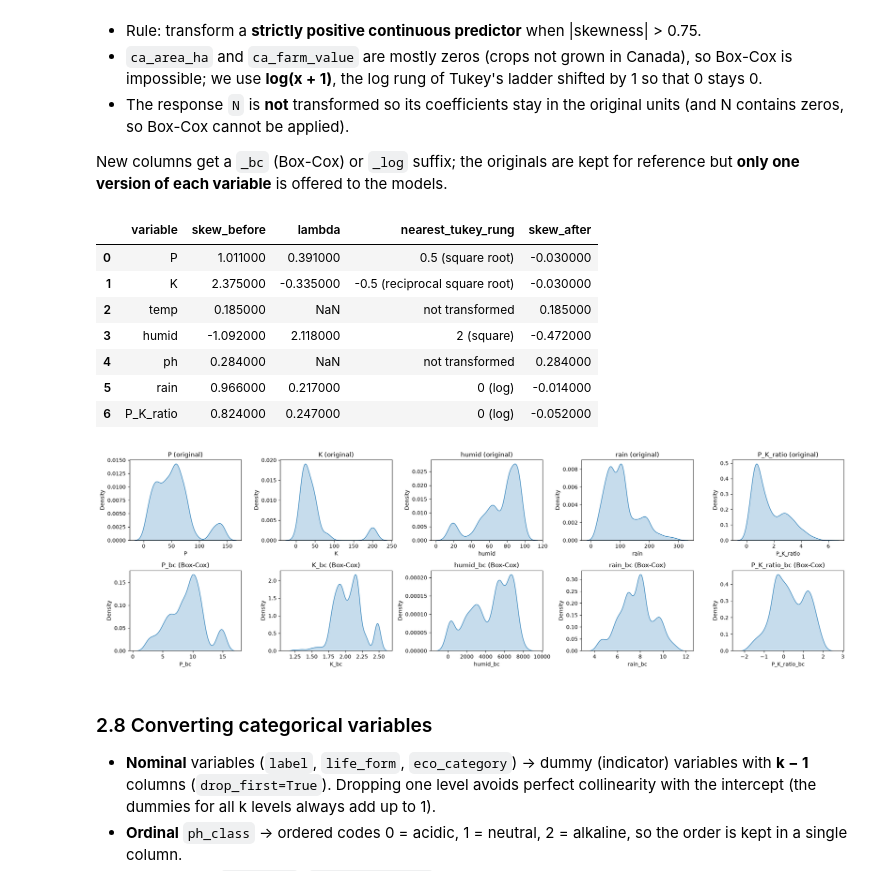
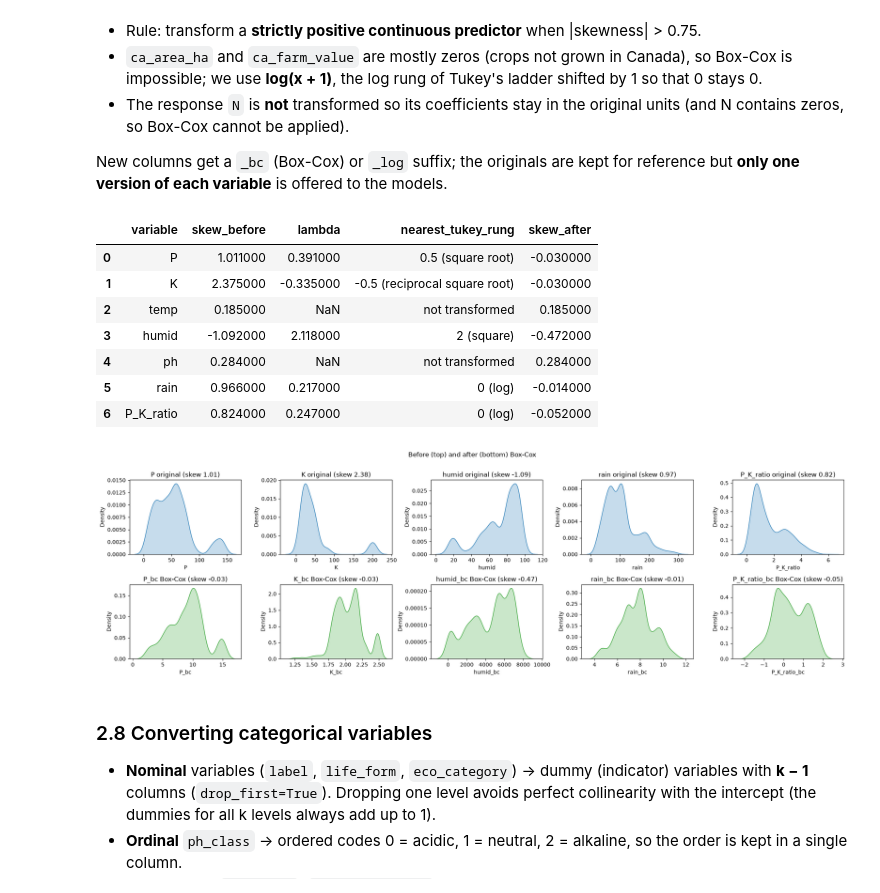
Before and after one commit to UbaidUllah777/Crop_Recommendation_Analysis, a Jupyter notebook: Crop_Recommendation_Workshop_C.ipynb, the cells around one changed output. Saved outputs shown, nothing was run; the diff lists cells and outputs as text; code cells hidden in the pictures.

```diff
--- a/Crop_Recommendation_Workshop_C.ipynb
+++ b/Crop_Recommendation_Workshop_C.ipynb
@@ -506,14 +501,27 @@ row_level = [c for c in row_level if c in df]
 
 display(df[row_level].describe())
 
-df[row_level].hist(figsize=(14, 8), bins=25, layout=(2, 5))
+UNITS = {"N": "N ratio", "P": "P ratio", "K": "K ratio", "temp": "°C", "humid": "% relative humidity",
+         "ph": "pH", "rain": "mm", "P_K_ratio": "P / K"}
+
+fig, axes = plt.subplots(2, 4, figsize=(16, 7))
+for ax, col in zip(axes.flatten(), row_level):
+    ax.hist(df[col], bins=25, edgecolor="white")
+    ax.set_title(f"{col} (skew = {df[col].skew():.2f})")
+    ax.set_xlabel(UNITS.get(col, col)); ax.set_ylabel("Count")
+for ax in axes.flatten()[len(row_level):]:
+    ax.axis("off")
+fig.suptitle("Histograms of the field variables (all 2,200 rows)", y=1.01)
 plt.tight_layout()
 plt.show()
 
-fig, axes = plt.subplots(2, 5, figsize=(16, 6))
+fig, axes = plt.subplots(2, 4, figsize=(16, 6))
 for ax, col in zip(axes.flatten(), row_level):
     sns.boxplot(x=df[col], ax=ax)
-    ax.set_title(col)
+    ax.set_title(col); ax.set_xlabel(UNITS.get(col, col))
+for ax in axes.flatten()[len(row_level):]:
+    ax.axis("off")
+fig.suptitle("Box plots of the field variables (all 2,200 rows)", y=1.01)
 plt.tight_layout()
 plt.show()
 
@@ -553,6 +561,7 @@ We use the two transformations :
 
 New columns get a `_bc` (Box-Cox) or `_log` suffix; the originals are kept for reference but **only one version of each variable** is offered to the models.
 # %%
+
 TUKEY = {2: "square", 1: "none", 0.5: "square root", 0: "log", -0.5: "reciprocal square root",
          -1: "reciprocal", -2: "reciprocal square"}
 
@@ -569,38 +578,40 @@ for c in candidates:
         transform_log.append({"variable": c, "skew_before": skew, "lambda": lam,
                               "nearest_tukey_rung": f"{rung} ({TUKEY[rung]})",
                               "skew_after": pd.Series(transformed).skew()})
         use_version[c] = c + "_bc"
     else:
         transform_log.append({"variable": c, "skew_before": skew, "lambda": np.nan,
                               "nearest_tukey_rung": "not transformed", "skew_after": skew})
         use_version[c] = c
 
 for c in ["ca_area_ha", "ca_farm_value"]:
     df[c + "_log"] = np.log1p(df[c])
     use_version[c] = c + "_log"
 
 display(pd.DataFrame(transform_log).round(3))
 
 bc_cols = [v for v in use_version.values() if v.endswith("_bc")]
 if bc_cols:
     fig, axes = plt.subplots(2, len(bc_cols), figsize=(4 * len(bc_cols), 6), squeeze=False)
     for i, c in enumerate(bc_cols):
-        sns.kdeplot(df[c.replace("_bc", "")], fill=True, ax=axes[0, i])
-        axes[0, i].set_title(f"{c.replace('_bc', '')} (original)")
-        sns.kdeplot(df[c], fill=True, ax=axes[1, i])
-        axes[1, i].set_title(f"{c} (Box-Cox)")
+        orig = c.replace("_bc", "")
+        sns.kdeplot(df[orig], fill=True, ax=axes[0, i])
+        axes[0, i].set_title(f"{orig} original (skew {df[orig].skew():.2f})")
+        sns.kdeplot(df[c], fill=True, ax=axes[1, i], color="tab:green")
+        axes[1, i].set_title(f"{c} Box-Cox (skew {df[c].skew():.2f})")
+    fig.suptitle("Before (top) and after (bottom) Box-Cox", y=1.01)
     plt.tight_layout()
     plt.show()
 # %% [output]
 |  | variable | skew_before | lambda | nearest_tukey_rung | skew_after |
 | 0 | P | 1.011000 | 0.391000 | 0.5 (square root) | -0.030000 |
 | 1 | K | 2.375000 | -0.335000 | -0.5 (reciprocal square root) | -0.030000 |
 | 2 | temp | 0.185000 | NaN | not transformed | 0.185000 |
 | 3 | humid | -1.092000 | 2.118000 | 2 (square) | -0.472000 |
 | 4 | ph | 0.284000 | NaN | not transformed | 0.284000 |
 | 5 | rain | 0.966000 | 0.217000 | 0 (log) | -0.014000 |
 | 6 | P_K_ratio | 0.824000 | 0.247000 | 0 (log) | -0.052000 |
-[figure, old version]
+[figure, new version]
 # %% [markdown]
 ### 2.8 Converting categorical variables
 
```
Also changed, not shown: parts of 4 cells of this notebook.
